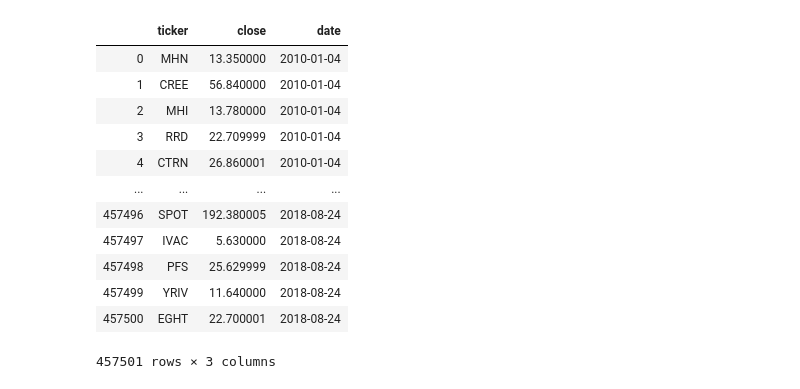
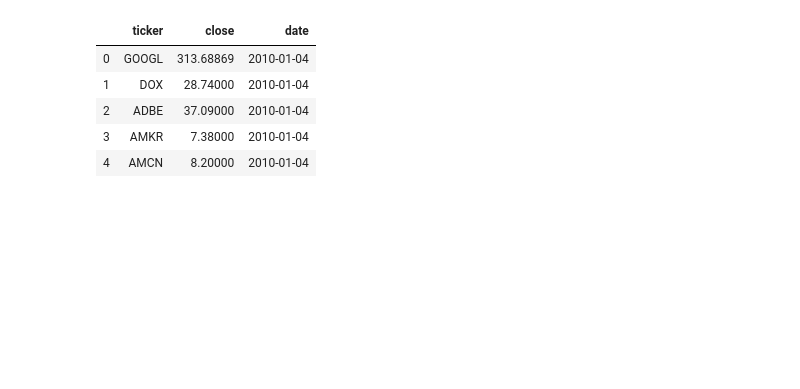
Before and after one commit to bfbarry/118bstocks, a Jupyter notebook: PCA2.ipynb, the cells around one changed output. Saved outputs shown, nothing was run; the diff lists cells and outputs as text; code cells hidden in the pictures; blank space fills up the shorter version.

```diff
--- a/PCA2.ipynb
+++ b/PCA2.ipynb
@@ -9,27 +10,20 @@ from plotly.graph_objs import *
 # %%
-df_stocks = pd.read_csv("historical_stock_prices.csv")
+df_stocks = pd.read_csv("Tech_stock_prices.csv")
 # %%
-df = df_stocks[['ticker','close','date']][0:1000000].copy()
+df = df_stocks[['ticker','close','date']][:100000].copy()
 # %%
 df['date'] = pd.to_datetime(df.date)
 df = df[df['date'] > '2010-01-01']
 df = df.sort_values(by='date')
 df = df.reset_index(drop=True)
-df
+df.head()
 # %% [output]
 |  | ticker | close | date |
-| 0 | MHN | 13.350000 | 2010-01-04 |
-| 1 | CREE | 56.840000 | 2010-01-04 |
-| 2 | MHI | 13.780000 | 2010-01-04 |
-| 3 | RRD | 22.709999 | 2010-01-04 |
-| 4 | CTRN | 26.860001 | 2010-01-04 |
-| ... | ... | ... | ... |
-| 457496 | SPOT | 192.380005 | 2018-08-24 |
-| 457497 | IVAC | 5.630000 | 2018-08-24 |
-| 457498 | PFS | 25.629999 | 2018-08-24 |
-| 457499 | YRIV | 11.640000 | 2018-08-24 |
-| 457500 | EGHT | 22.700001 | 2018-08-24 |
+| 0 | GOOGL | 313.68869 | 2010-01-04 |
+| 1 | DOX | 28.74000 | 2010-01-04 |
+| 2 | ADBE | 37.09000 | 2010-01-04 |
+| 3 | AMKR | 7.38000 | 2010-01-04 |
+| 4 | AMCN | 8.20000 | 2010-01-04 |
-457501 rows × 3 columns
 # %%
 uniqueTickers = df.ticker.unique()
 uniquedate = df.date.unique()
```
Also changed, not shown: parts of 22 cells of this notebook, 1 other file.
